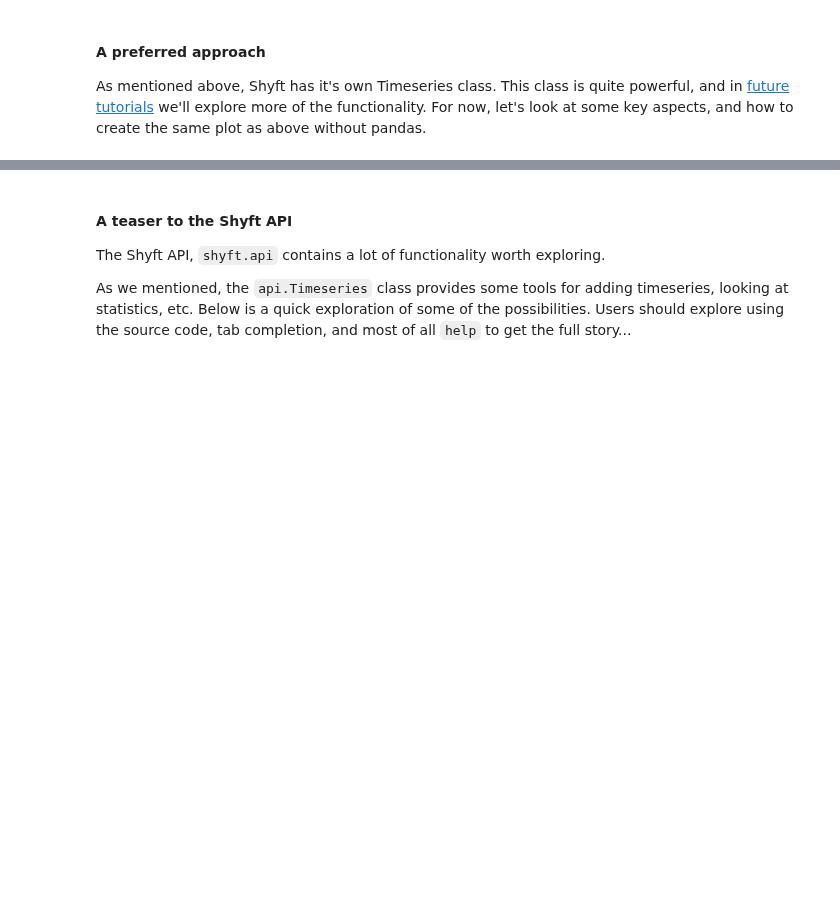
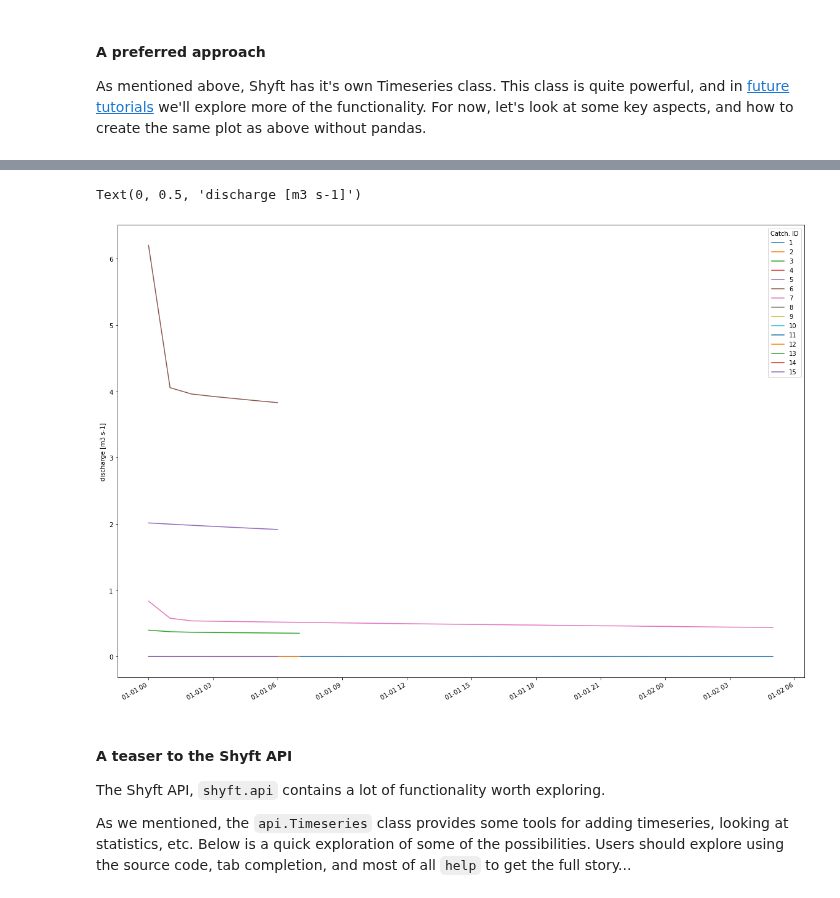
Before and after one commit to jacobqs/MST-Himalaya, a Jupyter notebook: shyft_workspace_copy/shyft_workspace/shyft-doc/public/notebooks/budhi_gandaki/run_budhi_gandaki.ipynb, the cells around one changed output, grey strips where cells are left out. Cells and saved outputs as stored; diff of their text form; code cells hidden in the pictures; blank space fills up the shorter version.

```diff
--- a/shyft_workspace_copy/shyft_workspace/shyft-doc/public/notebooks/budhi_gandaki/run_budhi_gandaki.ipynb
+++ b/shyft_workspace_copy/shyft_workspace/shyft-doc/public/notebooks/budhi_gandaki/run_budhi_gandaki.ipynb
@@ -1793,0 +295,3 @@ NameError: name 'ts' is not defined
+# %%
+for i,ts in enumerate(discharge_ts):
+    print(i, ts)
@@ -1794,18 +314,21 @@ NameError: name 'ts' is not defined
 # %%
 # We can make a quick plot of the data of each sub-catchment
 fig, ax = plt.subplots(figsize=(20,15))
 
 # plot each catchment discharge in the catchment_id_map
 for i,ts in enumerate(discharge_ts):
     # a ts.time_axis can be enumerated to it's UtcPeriod,
     # that will have a .start and .end of type utctimestamp
     # to use matplotlib support for datetime-axis, we convert it to datetime (as above)
-    ts_timestamps = [datetime.datetime.utcfromtimestamp(p) for p in ts.time_axis.time_points]
+    ts_timestamps = [dt.datetime.utcfromtimestamp(p) for p in ts.time_axis.time_points]
     ts_values = ts.values # iterable and convertible, .to_numpy() makes an np array
     ax.plot(ts_timestamps[:-1],ts_values, label = "{}".format(catchment_id_map[i]))
 fig.autofmt_xdate()
 ax.legend(title="Catch. ID")
 ax.set_ylabel("discharge [m3 s-1]")
+# %% [output]
+Text(0, 0.5, 'discharge [m3 s-1]')
+[figure, added]
 # %% [markdown]
 #### A teaser to the Shyft API
 The Shyft API, `shyft.api` contains a lot of functionality worth exploring.
```
Also changed, not shown: parts of 42 cells of this notebook, 4 other files.
